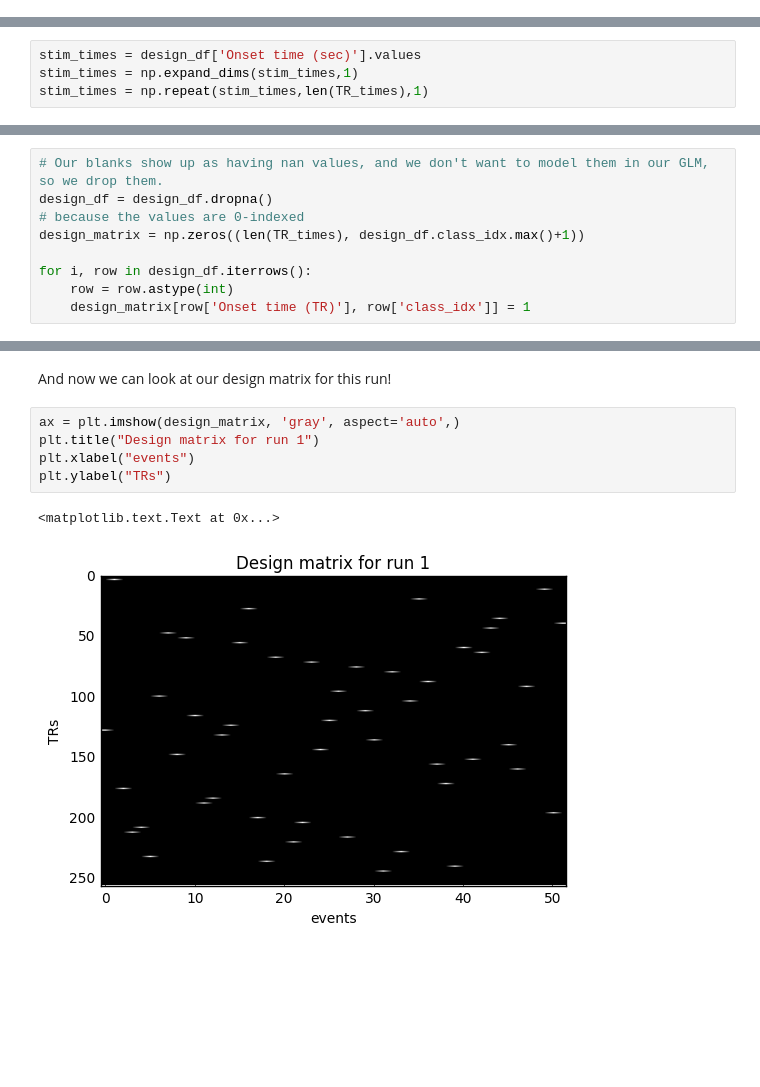
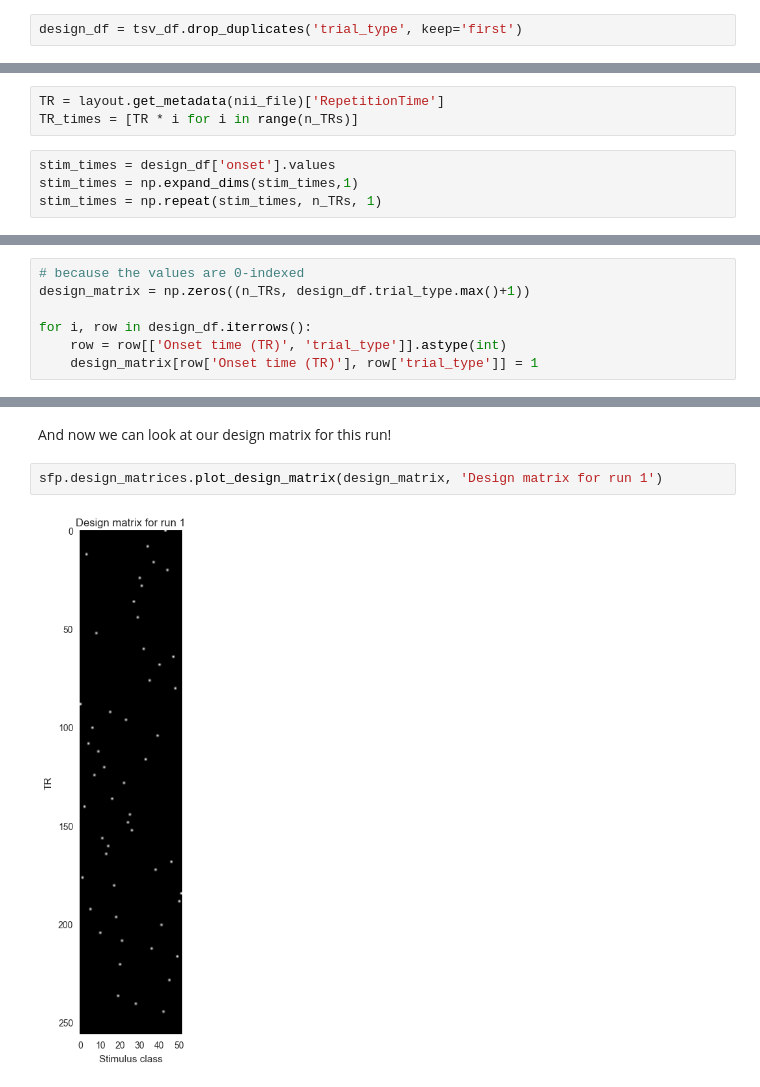
Before and after one commit to billbrod/spatial-frequency-preferences, a Jupyter notebook: notebooks/03-Design-matrices.ipynb, the cells around one changed output, grey strips where cells are left out. Cells and saved outputs as stored; diff of their text form; blank space fills up the shorter version.

Commit message:
updates design matrices notebook
with this update, the design matrices notebook is current. also renames
design_df to tsv_df in the script, to better match the rest of the file

```diff
--- a/notebooks/03-Design-matrices.ipynb
+++ b/notebooks/03-Design-matrices.ipynb
@@ -120,2 +47,4 @@ design_df = reduced_df[::class_size]
+# %%
+design_df = tsv_df.drop_duplicates('trial_type', keep='first')
 # %% [markdown]
 Now we need to convert these to to TR times. First we find the onset times of TRs, in seconds, relative to the first TR. We then create a giant matrix where each row is a different stimulus onset time and then, in each column, subtract a TR onset time (so this matrix will be `num_conditions x num_TRs`). If we then round this difference-in-time matrix and look for the 0s, we've found what TR onset is closest to the onset of the stimuli. Note that this won't make sense for a lot of entries; some of them start almost exactly halfway through a TR. But, because of how we defined our experiment, our class transitions should happen right around a TR onset (if the timings of the scanner and the stimulus computer were perfect, then they would be exactly the same; as it is they probably differ by a few milliseconds) and so this will work
@@ -126,7 +51,10 @@ TR_times -= TR_times[0]
+# %%
+TR = layout.get_metadata(nii_file)['RepetitionTime']
+TR_times = [TR * i for i in range(n_TRs)]
 # %%
-stim_times = design_df['Onset time (sec)'].values
+stim_times = design_df['onset'].values
 stim_times = np.expand_dims(stim_times,1)
-stim_times = np.repeat(stim_times,len(TR_times),1)
+stim_times = np.repeat(stim_times, n_TRs, 1)
 # %%
 time_from_TR = np.round(stim_times - TR_times)
 design_df['Onset time (TR)'] = np.where(time_from_TR==0)[1]
@@ -139,14 +67,12 @@ See the caveats in the documentation: http://pandas.pydata.org/pandas-docs/stabl
 # %% [markdown]
 And we create our design matrix, iterate through throw our `design_df` and put a one where each class shows up in a TR.
 # %%
-# Our blanks show up as having nan values, and we don't want to model them in our GLM, so we drop them.
-design_df = design_df.dropna()
 # because the values are 0-indexed
-design_matrix = np.zeros((len(TR_times), design_df.class_idx.max()+1))
+design_matrix = np.zeros((n_TRs, design_df.trial_type.max()+1))
 
 for i, row in design_df.iterrows():
-    row = row.astype(int)
-    design_matrix[row['Onset time (TR)'], row['class_idx']] = 1
+    row = row[['Onset time (TR)', 'trial_type']].astype(int)
+    design_matrix[row['Onset time (TR)'], row['trial_type']] = 1
 # %% [markdown]
 To make sure things work correctly, we look at our axis sums: each class (axis 1) should show up exactly once and each TR (axis 0) should have 0 or 1 classes in it
 # %%
@@ -179,11 +101,7 @@ Each entry represents one of our 256 TRs:
 # %% [markdown]
 And now we can look at our design matrix for this run!
-# %%
-ax = plt.imshow(design_matrix, 'gray', aspect='auto',)
-plt.title("Design matrix for run 1")
-plt.xlabel("events")
-plt.ylabel("TRs")
-# %% [output]
-<matplotlib.text.Text at 0x...>
-[figure, removed]
+# %%
+sfp.design_matrices.plot_design_matrix(design_matrix, 'Design matrix for run 1')
+# %% [output]
+[figure, added]
 # %% [markdown]
```
Also changed, not shown: parts of 33 cells of this notebook, 1 other file.
